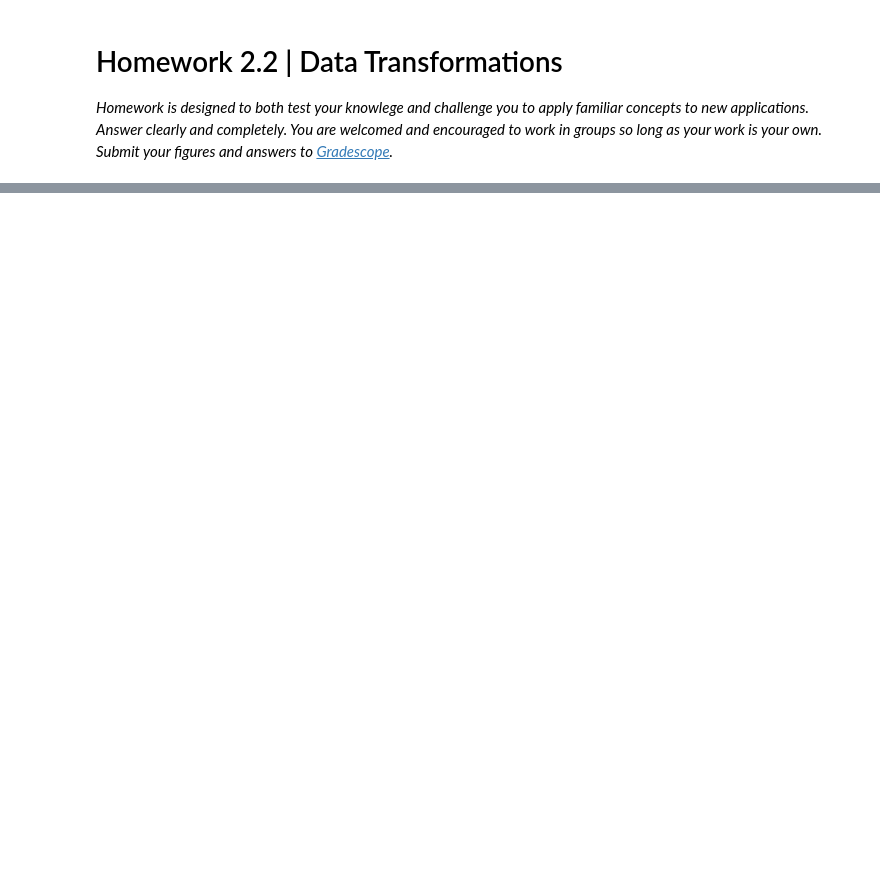
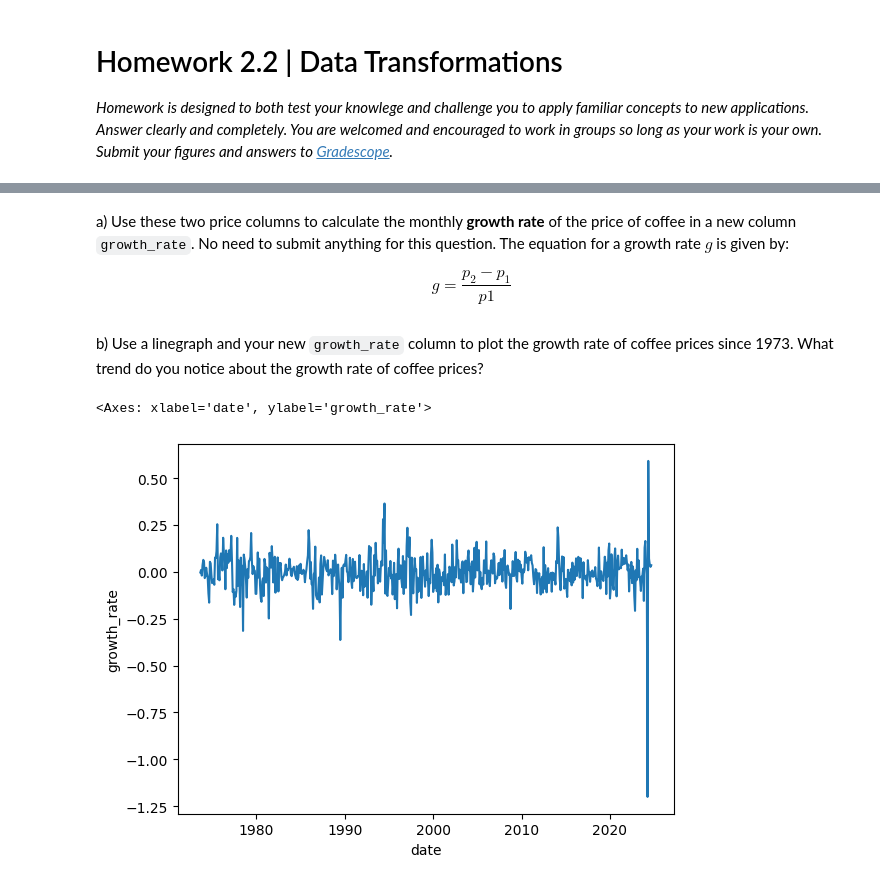
Before and after one commit to tayweid/tayweid.github.io, a Jupyter notebook: econ-0150/parts/part-2-2/Homework_2_2_sols.ipynb, the cells around one changed output, grey strips where cells are left out. Cells and saved outputs as stored; diff of their text form; code cells hidden in the pictures; blank space fills up the shorter version.

```diff
--- a/econ-0150/parts/part-2-2/Homework_2_2_sols.ipynb
+++ b/econ-0150/parts/part-2-2/Homework_2_2_sols.ipynb
@@ -52,0 +5,9 @@ recent_rate[(recent_rate.Continent == 'Oceania') & (recent_rate['Marriage Rate']
+# %%
+# Imports
+import pandas as pd
+import matplotlib.pyplot as plt
+import numpy as np
+import seaborn as sns
+
+# File Path
+file_path = 'https://tayweid.github.io/econ-0150/parts/part-2-2/data/'
@@ -52,0 +51,5 @@ recent_rate[(recent_rate.Continent == 'Oceania') & (recent_rate['Marriage Rate']
+# %%
+# Load Data
+prices = pd.read_csv(file_path + 'Monthly_Coffee_Prices_Lag.csv', index_col=0)
+prices['date'] = pd.to_datetime(prices['date'])
+prices.head()
@@ -52,0 +63,13 @@ recent_rate[(recent_rate.Continent == 'Oceania') & (recent_rate['Marriage Rate']
+# %% [markdown]
+a) Use these two price columns to calculate the monthly **growth rate** of the price of coffee in a new column `growth_rate`.  No need to submit anything for this question. The equation for a growth rate $g$ is given by:
+
+$$g = \frac{p_2 - p_1}{p1}$$
+# %%
+prices['growth_rate'] = (prices['current_price'] - prices['previous_price'])/prices['current_price']
+# %% [markdown]
+b) Use a linegraph and your new `growth_rate` column to plot the growth rate of coffee prices since 1973. What trend do you notice about the growth rate of coffee prices?
+# %%
+sns.lineplot(prices, y='growth_rate', x='date')
+# %% [output]
+<Axes: xlabel='date', ylabel='growth_rate'>
+[figure, added]
```
Also changed, not shown: parts of 21 cells of this notebook, 13 other files.
